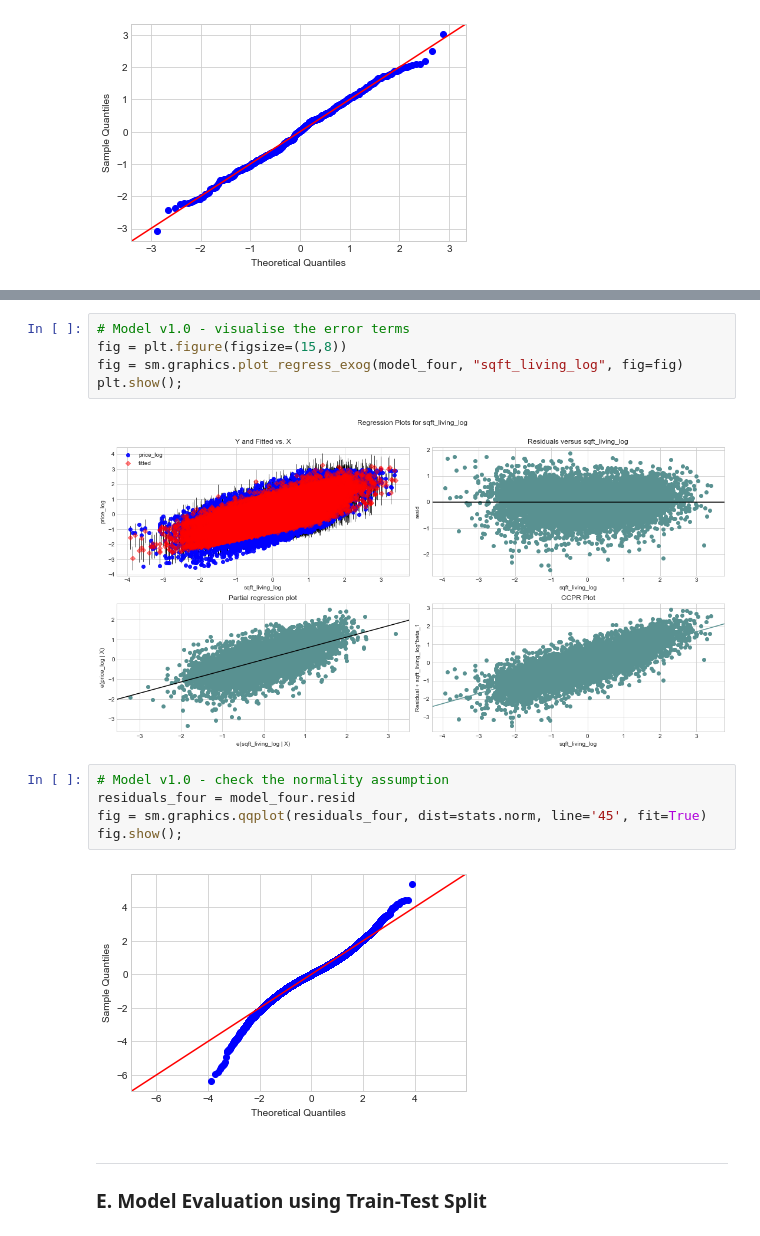
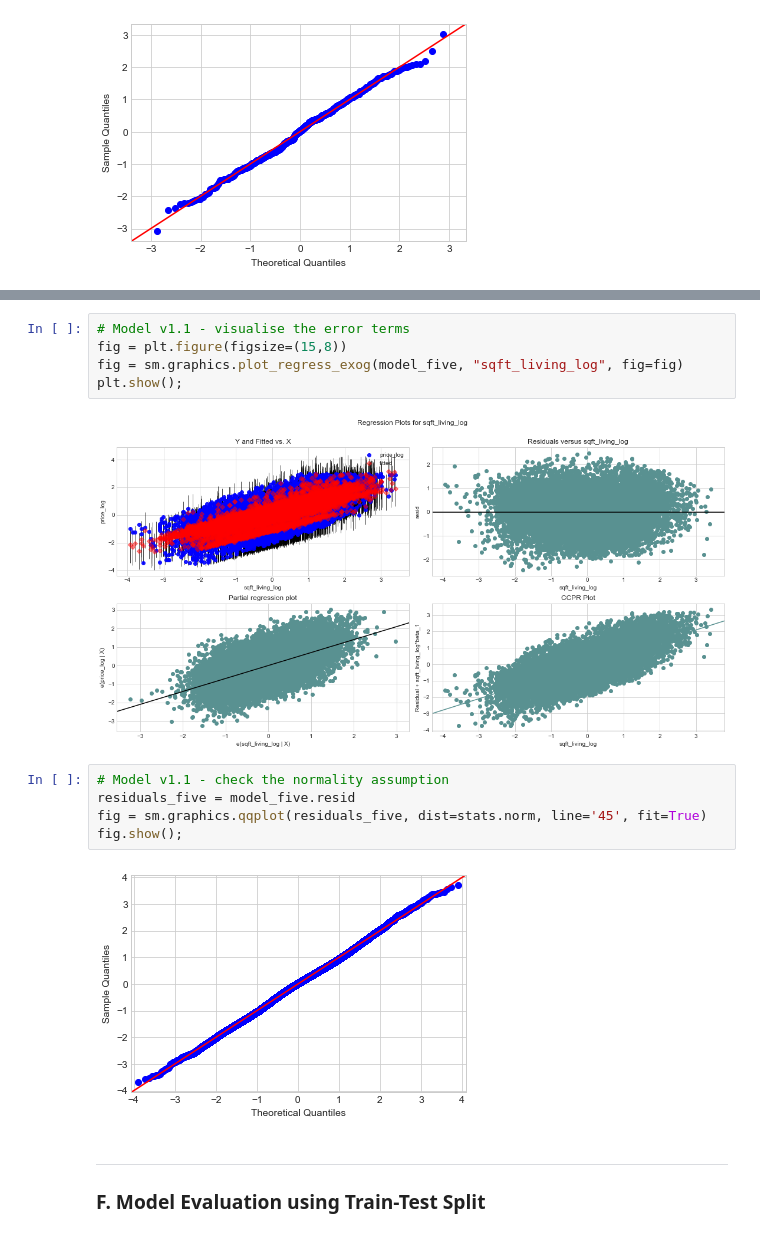
Before and after one commit to toopster/dsc-mod-2-project-v2-1-online-ds-sp-000, a Jupyter notebook: index.ipynb, the cells around one changed output, grey strips where cells are left out. Drawn from its saved outputs; the diff is of its cells as text.

Commit message:
Adding further visualisations for presentation

```diff
--- a/index.ipynb
+++ b/index.ipynb
@@ -742,21 +924,21 @@ Warnings:
 # %%
-# Model v1.0 - visualise the error terms
+# Model v1.1 - visualise the error terms
 fig = plt.figure(figsize=(15,8))
-fig = sm.graphics.plot_regress_exog(model_four, "sqft_living_log", fig=fig)
+fig = sm.graphics.plot_regress_exog(model_five, "sqft_living_log", fig=fig)
 plt.show();
 # %% [output]
-[figure, old version]
+[figure, new version]
 # %%
-# Model v1.0 - check the normality assumption
-residuals_four = model_four.resid
-fig = sm.graphics.qqplot(residuals_four, dist=stats.norm, line='45', fit=True)
+# Model v1.1 - check the normality assumption
+residuals_five = model_five.resid
+fig = sm.graphics.qqplot(residuals_five, dist=stats.norm, line='45', fit=True)
 fig.show();
 # %% [output]
-[figure, old version]
+[figure, new version]
 # %% [markdown]
 ---
 <a name="model-evaluation-train-test-split"></a>
-### E. Model Evaluation using Train-Test Split
+### F. Model Evaluation using Train-Test Split
 # %%
 from sklearn.model_selection import train_test_split
 from sklearn.linear_model import LinearRegression
```
Also changed, not shown: parts of 21 cells of this notebook.
